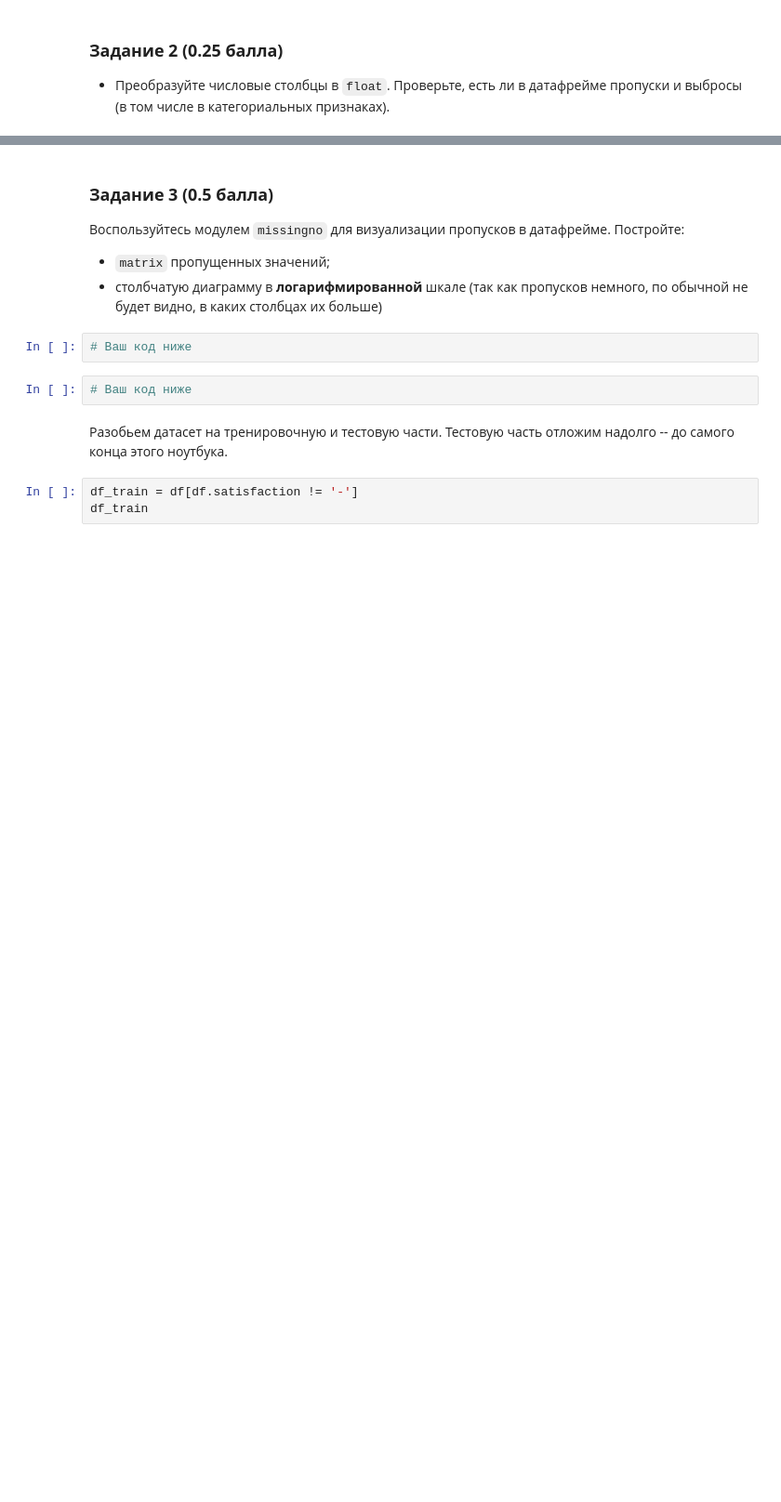
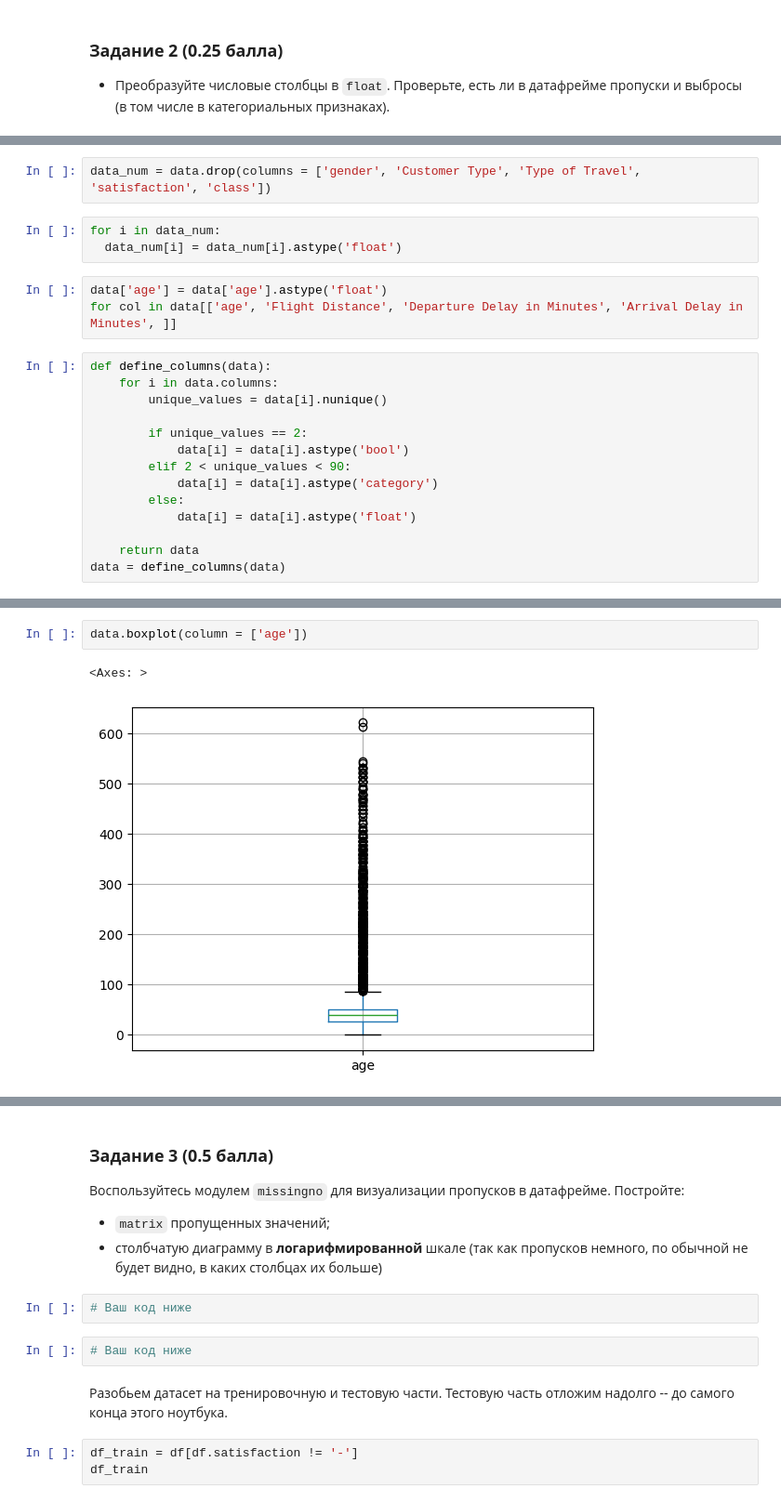
Before and after one commit to VladislavTokarev02/AI_ML_homework, a Jupyter notebook: Hometasks/Base/AI_HW4_woodenML_base.ipynb, the cells around one changed output, grey strips where cells are left out. Shown at 93% size. Saved outputs shown, nothing was run; the diff lists cells and outputs as text; blank space fills up the shorter version.

```diff
--- a/Hometasks/Base/AI_HW4_woodenML_base.ipynb
+++ b/Hometasks/Base/AI_HW4_woodenML_base.ipynb
@@ -170,0 +224,22 @@ assert df.shape == (129_549, 23)
+# %%
+data_num = data.drop(columns = ['gender', 'Customer Type', 'Type of Travel', 'satisfaction', 'class'])
+# %%
+for i in data_num:
+  data_num[i] = data_num[i].astype('float')
+# %%
+data['age'] = data['age'].astype('float')
+for col in data[['age', 'Flight Distance', 'Departure Delay in Minutes', 'Arrival Delay in Minutes', ]]
+# %%
+def define_columns(data):
+    for i in data.columns:
+        unique_values = data[i].nunique()
+
+        if unique_values == 2:
+            data[i] = data[i].astype('bool')
+        elif 2 < unique_values < 90:
+            data[i] = data[i].astype('category')
+        else:
+            data[i] = data[i].astype('float')
+
+    return data
+data = define_columns(data)
@@ -170,0 +256,5 @@ assert df.shape == (129_549, 23)
+# %%
+data.boxplot(column = ['age'])
+# %% [output]
+<Axes: >
+[figure, added]
```
Also changed, not shown: parts of 15 cells of this notebook.
